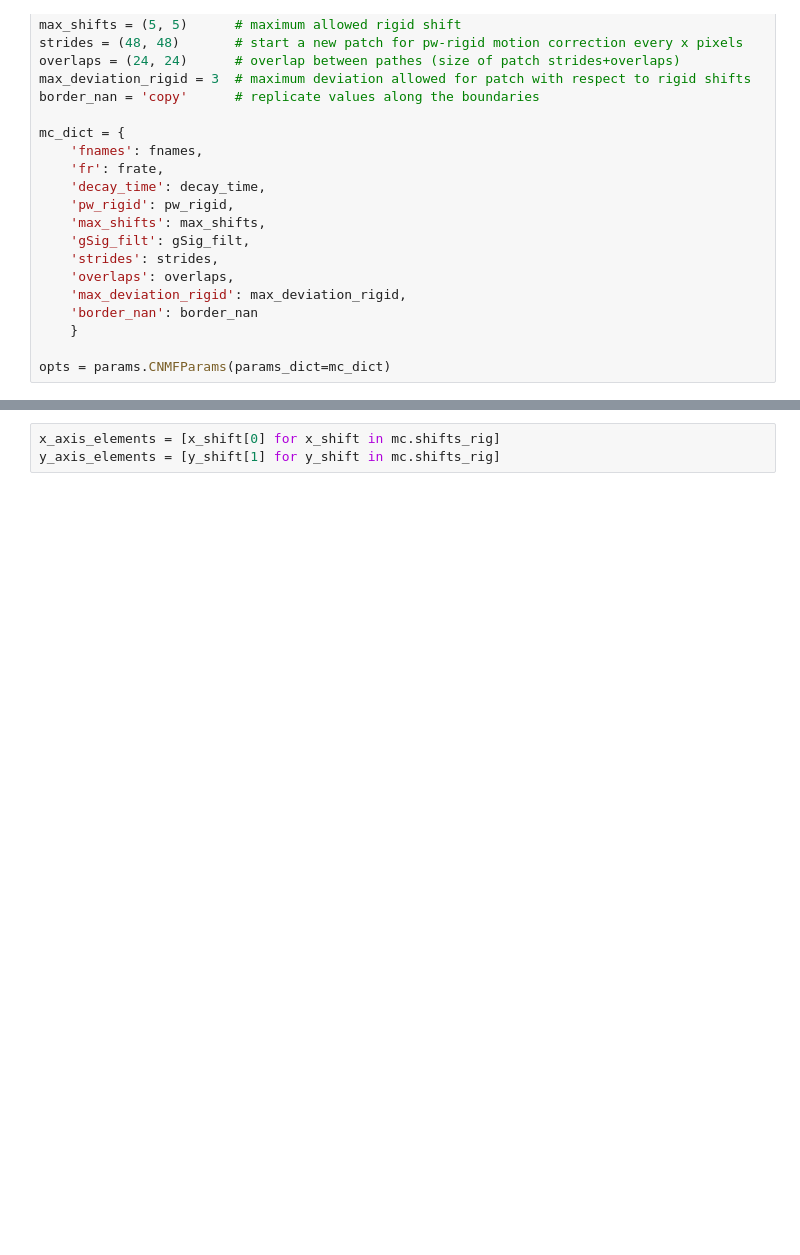
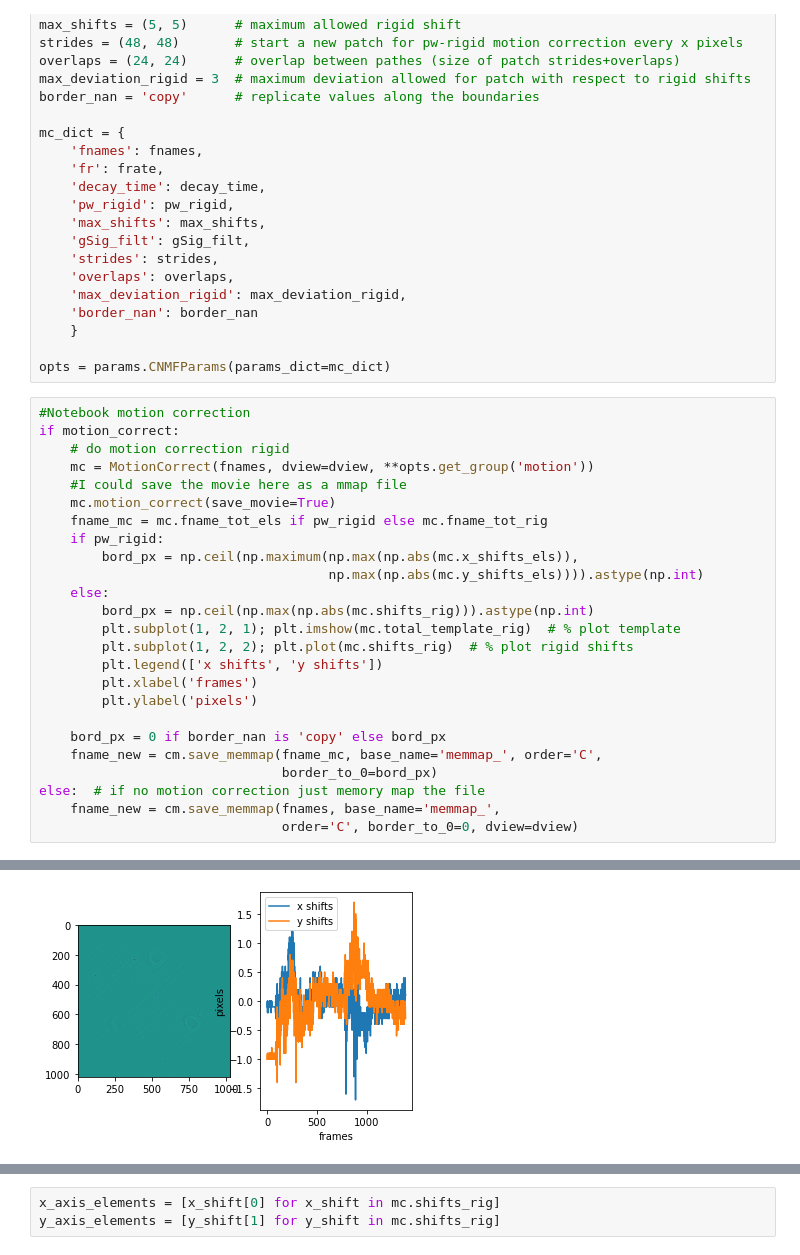
Before and after one commit to bckmartin/MESMerize_Analysis, a Jupyter notebook: caiman/1P_Motion_Correction_Notebook.ipynb, the cells around one changed output, grey strips where cells are left out. Drawn from its saved outputs; the diff is of its cells as text; blank space fills up the shorter version.

```diff
--- a/caiman/1P_Motion_Correction_Notebook.ipynb
+++ b/caiman/1P_Motion_Correction_Notebook.ipynb
@@ -51,3 +46,29 @@ mc_dict = {
     }
 
 opts = params.CNMFParams(params_dict=mc_dict)
+# %%
+#Notebook motion correction
+if motion_correct:
+    # do motion correction rigid
+    mc = MotionCorrect(fnames, dview=dview, **opts.get_group('motion'))
+    #I could save the movie here as a mmap file
+    mc.motion_correct(save_movie=True)
+    fname_mc = mc.fname_tot_els if pw_rigid else mc.fname_tot_rig
+    if pw_rigid:
+        bord_px = np.ceil(np.maximum(np.max(np.abs(mc.x_shifts_els)),
+                                     np.max(np.abs(mc.y_shifts_els)))).astype(np.int)
+    else:
+        bord_px = np.ceil(np.max(np.abs(mc.shifts_rig))).astype(np.int)
+        plt.subplot(1, 2, 1); plt.imshow(mc.total_template_rig)  # % plot template
+        plt.subplot(1, 2, 2); plt.plot(mc.shifts_rig)  # % plot rigid shifts
+        plt.legend(['x shifts', 'y shifts'])
+        plt.xlabel('frames')
+        plt.ylabel('pixels')
+
+    bord_px = 0 if border_nan is 'copy' else bord_px
+    fname_new = cm.save_memmap(fname_mc, base_name='memmap_', order='C',
+                               border_to_0=bord_px)
+else:  # if no motion correction just memory map the file
+    fname_new = cm.save_memmap(fnames, base_name='memmap_',
+                               order='C', border_to_0=0, dview=dview)
+# %% [output]
@@ -54 +83,2 @@ opts = params.CNMFParams(params_dict=mc_dict)
+[figure, added]
 # %%
```
Also changed, not shown: parts of 6 cells of this notebook, 1 other file.
